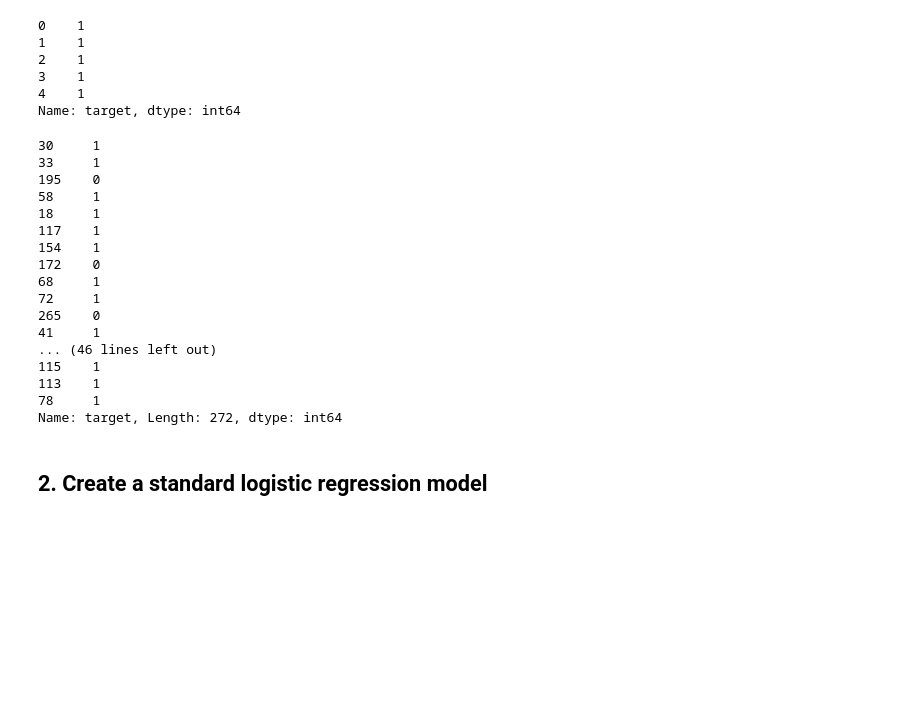
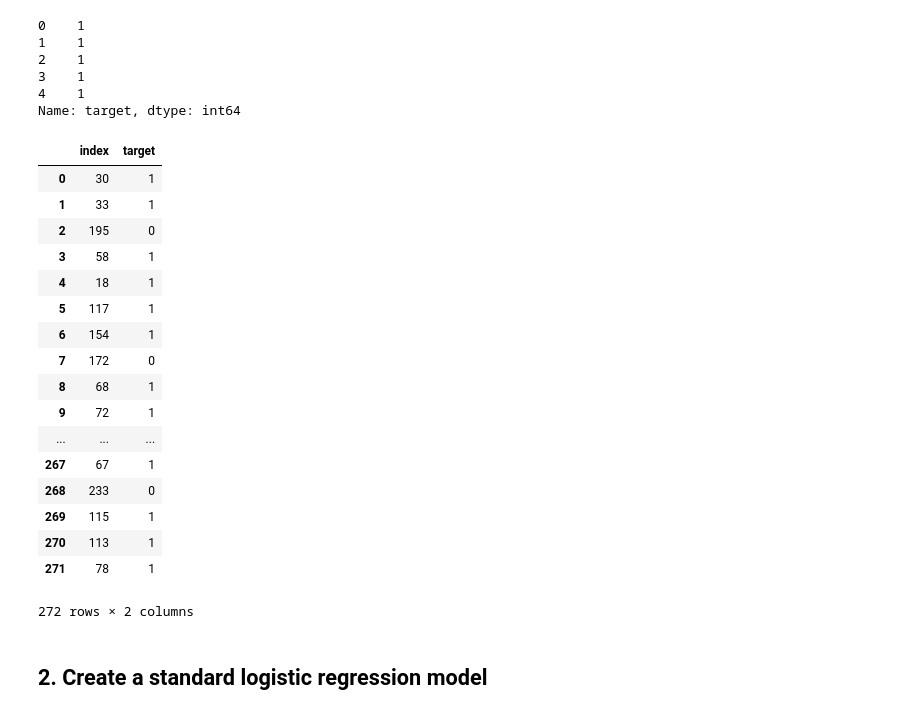
Before and after one commit to graceh3/dsc-3-29-06-evaluating-logistic-regression-models-lab-nyc-ds-career-012819, a Jupyter notebook: index.ipynb, the cells around one changed output. Cells and saved outputs as stored; diff of their text form; code cells hidden in the pictures; blank space fills up the shorter version.

```diff
--- a/index.ipynb
+++ b/index.ipynb
@@ -57,25 +57,26 @@ Name: target, dtype: int64
 from sklearn.model_selection import train_test_split
 X_train, X_test, y_train, y_test = train_test_split(X, y, test_size = 0.20)
 # %%
-y_train.reset_ind
+y_train.reset_index()
 # %% [output]
+|  | index | target |
+| 0 | 30 | 1 |
+| 1 | 33 | 1 |
+| 2 | 195 | 0 |
+| 3 | 58 | 1 |
+| 4 | 18 | 1 |
+| 5 | 117 | 1 |
+| 6 | 154 | 1 |
+| 7 | 172 | 0 |
+| 8 | 68 | 1 |
+| 9 | 72 | 1 |
+| ... | ... | ... |
+| 267 | 67 | 1 |
+| 268 | 233 | 0 |
+| 269 | 115 | 1 |
+| 270 | 113 | 1 |
+| 271 | 78 | 1 |
-30     1
-33     1
-195    0
-58     1
-18     1
-117    1
-154    1
-172    0
-68     1
-72     1
-265    0
-41     1
-... (46 lines left out)
-115    1
-113    1
-78     1
-Name: target, Length: 272, dtype: int64
+272 rows × 2 columns
 # %% [markdown]
 ## 2. Create a standard logistic regression model
 # %%
```
